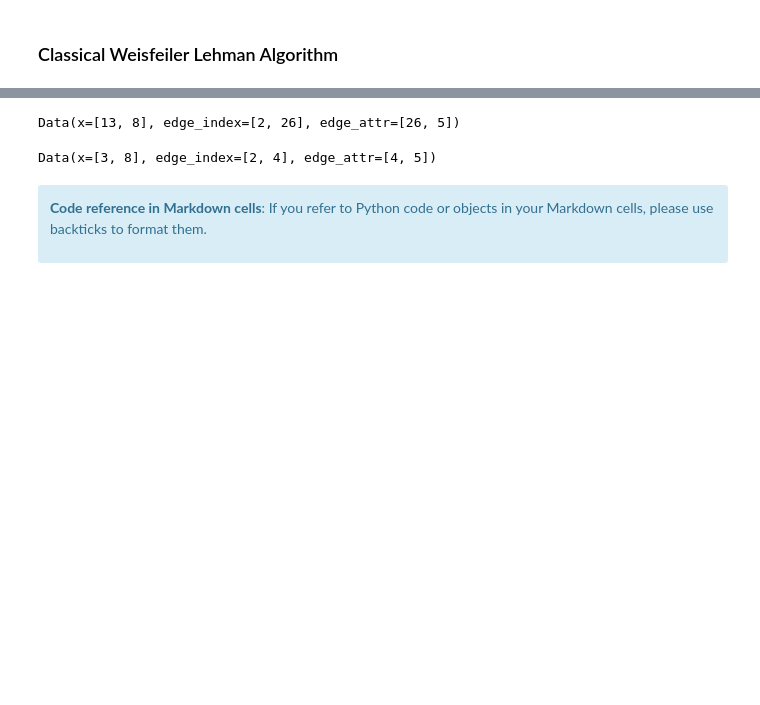
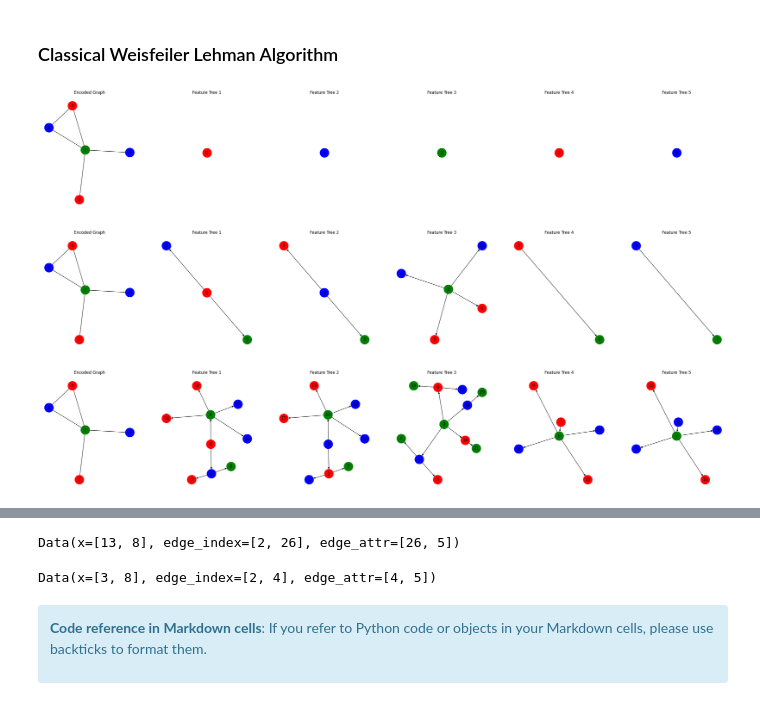
Before and after one commit to CameronBraunstein/talktorial, a Jupyter notebook: TalktorialTemplate.ipynb, the cells around one changed output, grey strips where cells are left out. Saved outputs shown, nothing was run; the diff lists cells and outputs as text; code cells hidden in the pictures; blank space fills up the shorter version.

```diff
--- a/TalktorialTemplate.ipynb
+++ b/TalktorialTemplate.ipynb
@@ -318,6 +301,8 @@ class DisplayArgs(Enum):
     GRAPHS = 'graphs'
     TITLES = 'titles'
     SEEDS = 'seeds'
+
+
 
 def display_graphs(display_args):
     """
@@ -337,9 +322,16 @@ def display_graphs(display_args):
     if n == 1:
         axes = [axes]
 
+    color_dict = {
+        'r': 'red',
+        'g':'green',
+        'b':'blue'
+    }
+
     for i, (G, title,seed) in enumerate(zip(graphs, titles,seeds)):
         pos = nx.spring_layout(G, seed=seed)
-        node_colors = [G.nodes[node].get('color', 'blue') for node in G.nodes]
+        #node_colors = [G.nodes[node].get('color') for node in G.nodes]
+        node_colors = [color_dict[G.nodes[node].get('color')] for node in G.nodes]
         nx.draw(G, pos, node_color=node_colors, edge_color='black', node_size=700, ax=axes[i])
         nx.draw_networkx_labels(G, pos, labels={node: node for node in G.nodes}, ax=axes[i])
         axes[i].set_title(title)
@@ -385,0 +398,21 @@ def combine(node,aggregate_result,G):
+# %%
+G_encodings = WL_encodings(G,K=0)
+display_args = {
+    DisplayArgs.GRAPHS: [G,G_encodings[0], G_encodings[1],G_encodings[2],G_encodings[3],G_encodings[4]],
+    DisplayArgs.TITLES: ['Encoded Graph','Feature Tree 1', 'Feature Tree 2','Feature Tree 3','Feature Tree 4','Feature Tree 5'],
+    DisplayArgs.SEEDS: [1,1,1,1,0,0]
+}
+display_graphs(display_args)
+
+G_encodings = WL_encodings(G,K=1)
+display_args[DisplayArgs.GRAPHS]= [G,G_encodings[0], G_encodings[1],G_encodings[2],G_encodings[3],G_encodings[4]]
+display_graphs(display_args)
+
+G_encodings = WL_encodings(G,K=2)
+display_args[DisplayArgs.GRAPHS]= [G,G_encodings[0], G_encodings[1],G_encodings[2],G_encodings[3],G_encodings[4]]
+
+display_graphs(display_args)
+# %% [output]
+[figure, added]
+[figure, added]
+[figure, added]
```
Also changed, not shown: parts of 13 cells of this notebook.
